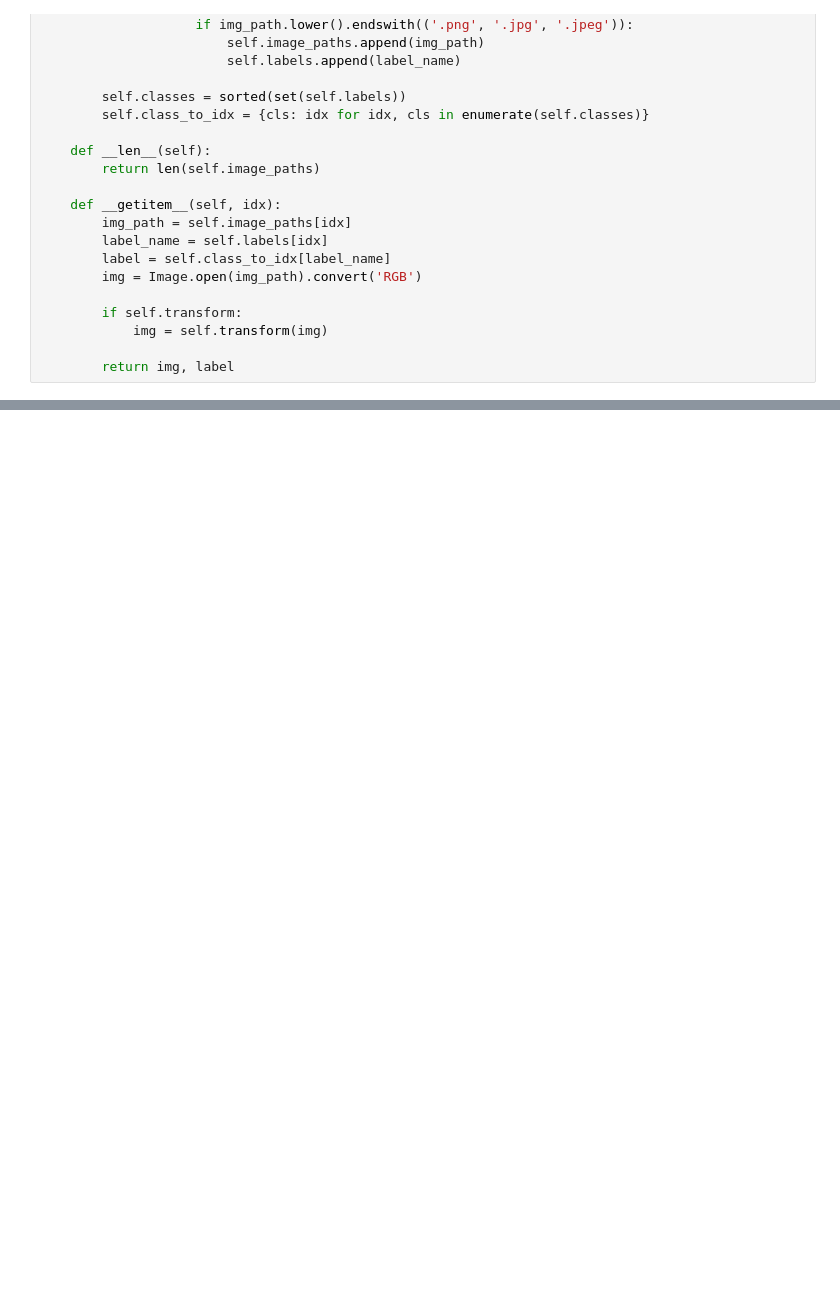
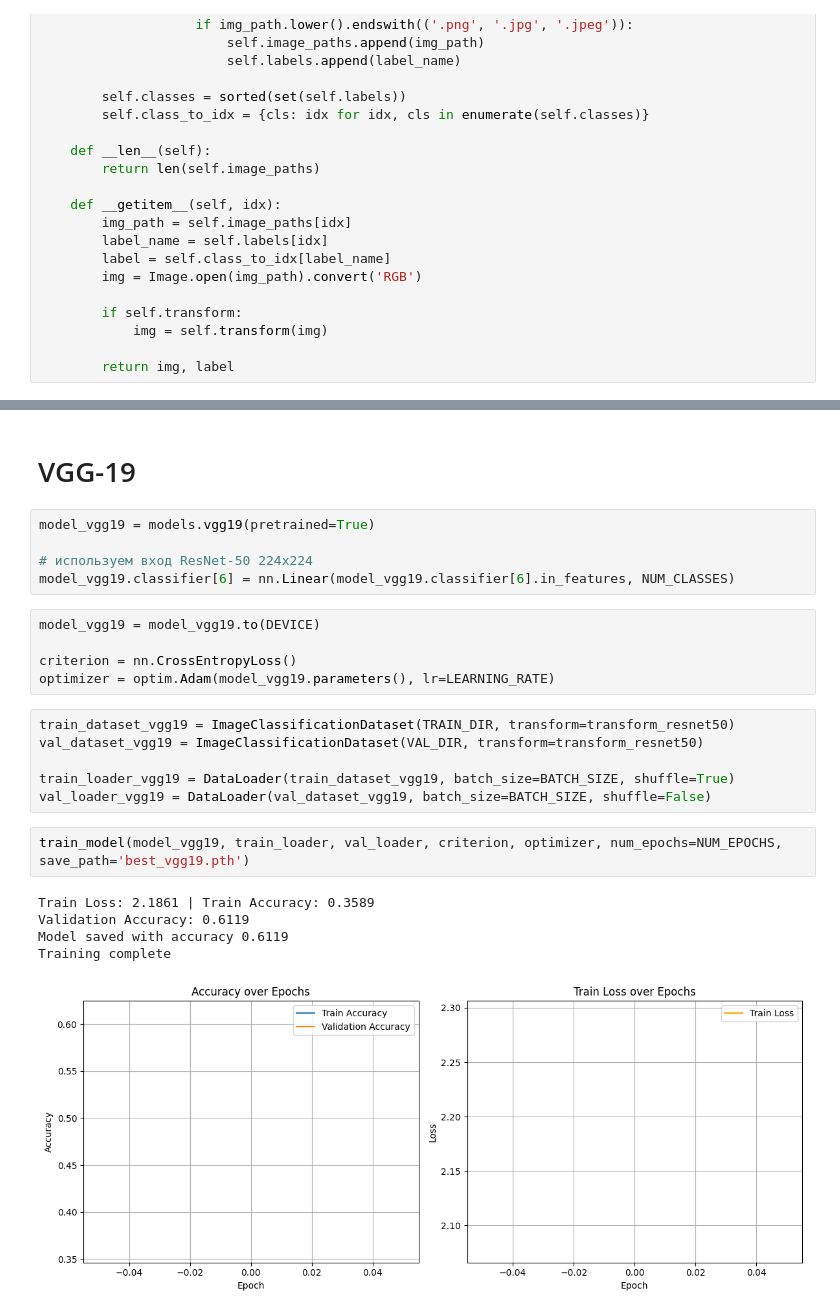
Before and after one commit to dikoshs/kazplant_ai, a Jupyter notebook: eda.ipynb, the cells around one changed output, grey strips where cells are left out. Saved outputs shown, nothing was run; the diff lists cells and outputs as text; blank space fills up the shorter version.

```diff
--- a/eda.ipynb
+++ b/eda.ipynb
@@ -242,0 +323,26 @@ Tomato___Early_blight
+# %% [markdown]
+# VGG-19
+# %%
+model_vgg19 = models.vgg19(pretrained=True)
+
+# используем вход ResNet-50 224x224
+model_vgg19.classifier[6] = nn.Linear(model_vgg19.classifier[6].in_features, NUM_CLASSES)
+# %%
+model_vgg19 = model_vgg19.to(DEVICE)
+
+criterion = nn.CrossEntropyLoss()
+optimizer = optim.Adam(model_vgg19.parameters(), lr=LEARNING_RATE)
+# %%
+train_dataset_vgg19 = ImageClassificationDataset(TRAIN_DIR, transform=transform_resnet50)
+val_dataset_vgg19 = ImageClassificationDataset(VAL_DIR, transform=transform_resnet50)
+
+train_loader_vgg19 = DataLoader(train_dataset_vgg19, batch_size=BATCH_SIZE, shuffle=True)
+val_loader_vgg19 = DataLoader(val_dataset_vgg19, batch_size=BATCH_SIZE, shuffle=False)
+# %%
+train_model(model_vgg19, train_loader, val_loader, criterion, optimizer, num_epochs=NUM_EPOCHS, save_path='best_vgg19.pth')
+# %% [output]
+Train Loss: 2.1861 | Train Accuracy: 0.3589
+Validation Accuracy: 0.6119
+Model saved with accuracy 0.6119
+Training complete
+[figure, added]
```
Also changed, not shown: parts of 30 cells of this notebook, 5 other files.
